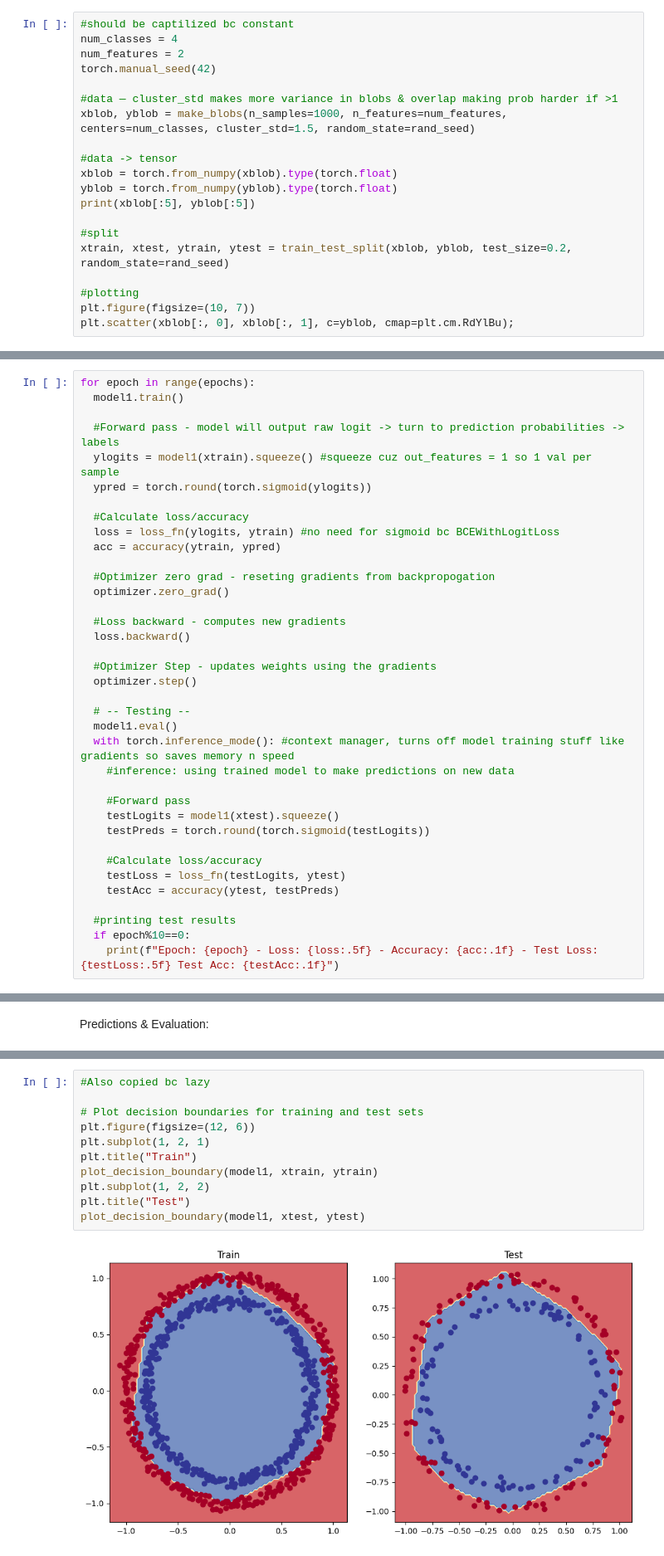
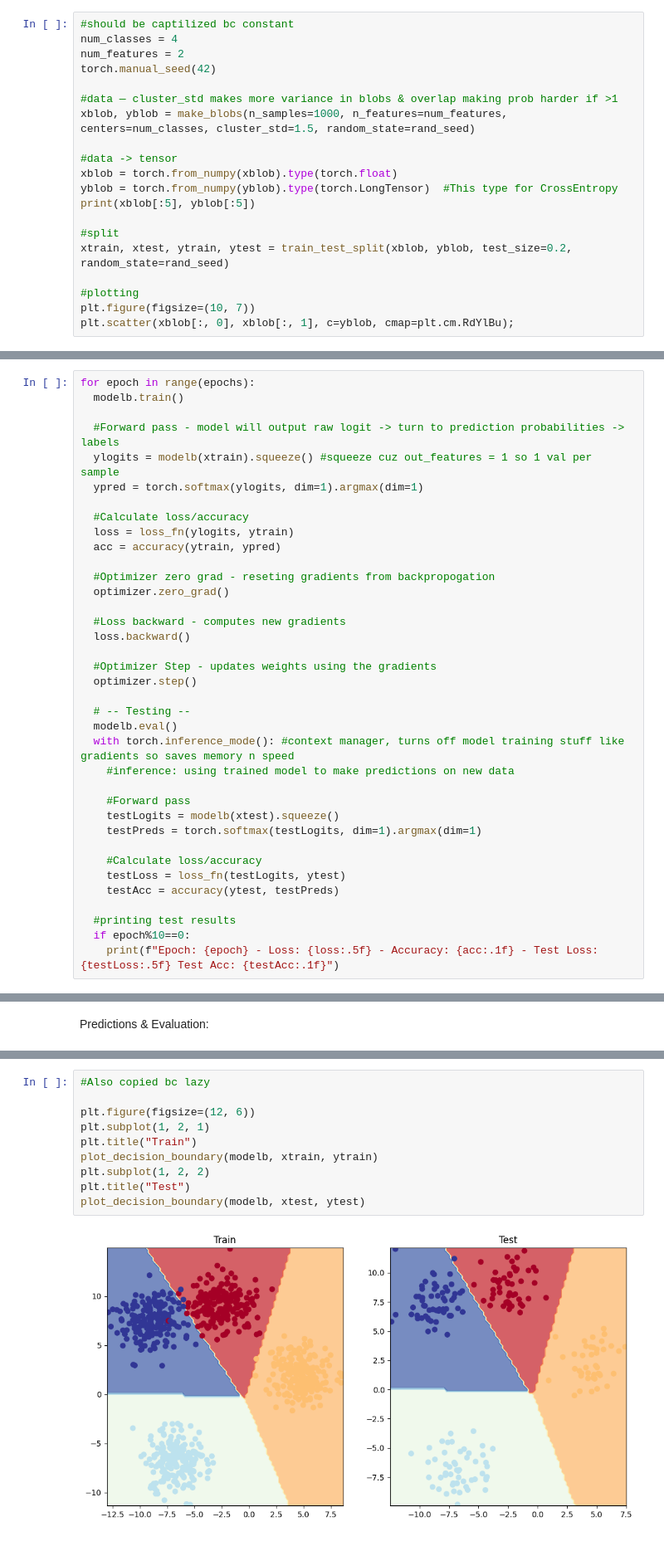
Before and after one commit to IanWorldHi/MLLearn, a Jupyter notebook: pytorcher/torchNNClassificationCollab.ipynb, the cells around one changed output, grey strips where cells are left out. Shown at 83% size. Cells and saved outputs as stored; diff of their text form.

Commit message:
Completed multiclass blob model

```diff
--- a/pytorcher/torchNNClassificationCollab.ipynb
+++ b/pytorcher/torchNNClassificationCollab.ipynb
@@ -49,7 +49,7 @@ xblob, yblob = make_blobs(n_samples=1000, n_features=num_features, centers=num_c
 
 #data -> tensor
 xblob = torch.from_numpy(xblob).type(torch.float)
-yblob = torch.from_numpy(yblob).type(torch.float)
+yblob = torch.from_numpy(yblob).type(torch.LongTensor)  #This type for CrossEntropy
 print(xblob[:5], yblob[:5])
 
 #split
@@ -130,14 +134,14 @@ epochs = 1000
 xtrain, xtest, ytrain, ytest = xtrain.to(device), xtest.to(device), ytrain.to(device), ytest.to(device)
 # %%
 for epoch in range(epochs):
-  model1.train()
+  modelb.train()
 
   #Forward pass - model will output raw logit -> turn to prediction probabilities -> labels
-  ylogits = model1(xtrain).squeeze() #squeeze cuz out_features = 1 so 1 val per sample
-  ypred = torch.round(torch.sigmoid(ylogits))
+  ylogits = modelb(xtrain).squeeze() #squeeze cuz out_features = 1 so 1 val per sample
+  ypred = torch.softmax(ylogits, dim=1).argmax(dim=1)
 
   #Calculate loss/accuracy
-  loss = loss_fn(ylogits, ytrain) #no need for sigmoid bc BCEWithLogitLoss
+  loss = loss_fn(ylogits, ytrain)
   acc = accuracy(ytrain, ypred)
 
   #Optimizer zero grad - reseting gradients from backpropogation
@@ -150,13 +154,13 @@ for epoch in range(epochs):
   optimizer.step()
 
   # -- Testing --
-  model1.eval()
+  modelb.eval()
   with torch.inference_mode(): #context manager, turns off model training stuff like gradients so saves memory n speed
     #inference: using trained model to make predictions on new data
 
     #Forward pass
-    testLogits = model1(xtest).squeeze()
-    testPreds = torch.round(torch.sigmoid(testLogits))
+    testLogits = modelb(xtest).squeeze()
+    testPreds = torch.softmax(testLogits, dim=1).argmax(dim=1)
 
     #Calculate loss/accuracy
     testLoss = loss_fn(testLogits, ytest)
@@ -240,16 +244,15 @@ def plot_decision_boundary(model: torch.nn.Module, X: torch.Tensor, y: torch.Ten
 # %%
 #Also copied bc lazy
 
-# Plot decision boundaries for training and test sets
 plt.figure(figsize=(12, 6))
 plt.subplot(1, 2, 1)
 plt.title("Train")
-plot_decision_boundary(model1, xtrain, ytrain)
+plot_decision_boundary(modelb, xtrain, ytrain)
 plt.subplot(1, 2, 2)
 plt.title("Test")
-plot_decision_boundary(model1, xtest, ytest)
+plot_decision_boundary(modelb, xtest, ytest)
 # %% [output]
-[figure, old version]
+[figure, new version]
 # %% [markdown]
 Improving Model: (previous model is modelling for line not circle)
 Techniques:
```
Also changed, not shown: parts of 5 cells of this notebook.
